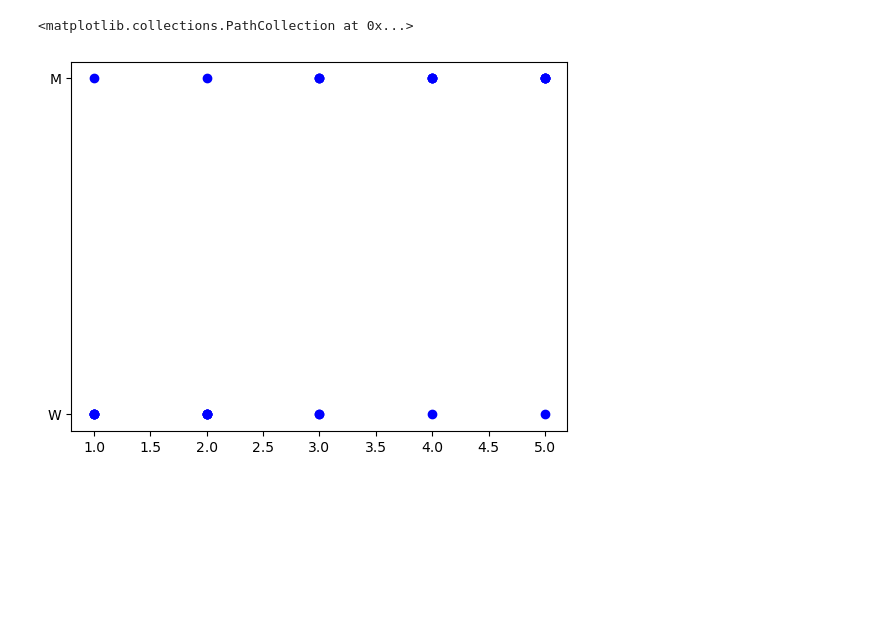
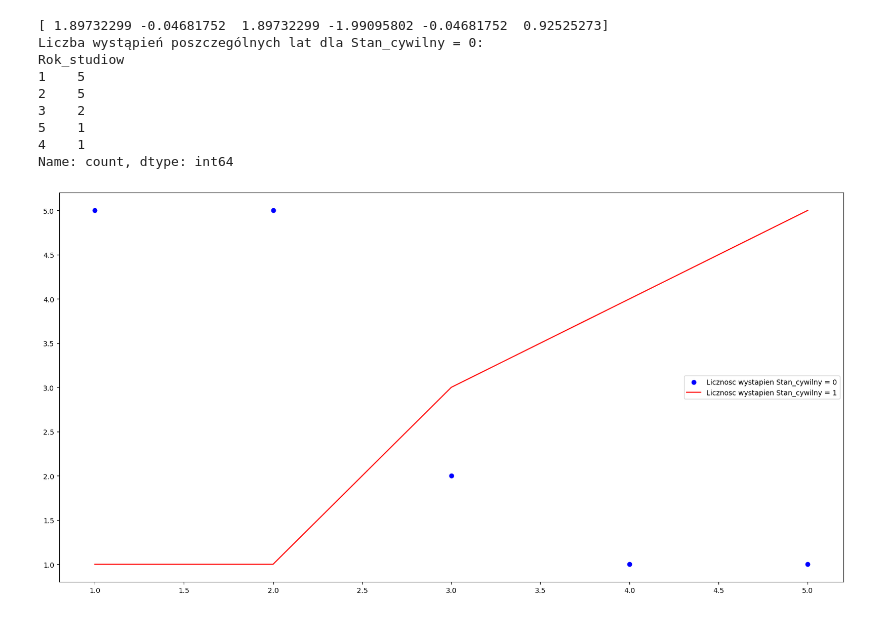
Before and after one commit to userofpi/Regresja_Logistyczna, a Jupyter notebook: Zadanie1.ipynb, the cells around one changed output. Cells and saved outputs as stored; diff of their text form; code cells hidden in the pictures; blank space fills up the shorter version.

```diff
--- a/Zadanie1.ipynb
+++ b/Zadanie1.ipynb
@@ -101,5 +160,33 @@ print(y_pred)
 # %%
-#
+#  log odds
+logodds = np.log(y_pred_probs/(1-y_pred_probs))
+print(logodds)
+# wykres danych zbiczamy ilosc wystąpień 0 i 1 w danym roku studiow
+
+# zmienna posiadajaca wartosci 0 z roku studiow
+# Wyodrębnienie wierszy, gdzie Stan_cywilny wynosi 0
+# Filtrowanie danych dla Stan_cywilny == 0
+rok_studiow_0_counts = data.loc[data['Stan_cywilny'] == 0, 'Rok_studiow'].value_counts()
+
+rok_studiow_1_counts = data.loc[data['Stan_cywilny'] == 1, 'Rok_studiow'].value_counts()
+
+# Wyświetlenie wyników
+print("Liczba wystąpień poszczególnych lat dla Stan_cywilny = 0:")
+print(rok_studiow_0_counts)
+
+plt.figure(figsize=(20, 10))
+plt.scatter(rok_studiow_0_counts.index, rok_studiow_0_counts.values, color='blue', label='Licznosc wystapien Stan_cywilny = 0')
+plt.plot(rok_studiow_1_counts.index, rok_studiow_1_counts.values, color='red', label='Licznosc wystapien Stan_cywilny = 1')
+plt.legend()
+plt.show()
 # %% [output]
-<matplotlib.collections.PathCollection at 0x...>
+[ 1.89732299 -0.04681752  1.89732299 -1.99095802 -0.04681752  0.92525273]
+Liczba wystąpień poszczególnych lat dla Stan_cywilny = 0:
+Rok_studiow
+1    5
+2    5
+3    2
+5    1
+4    1
+Name: count, dtype: int64
-[figure, old version]
+[figure, new version]
```
Also changed, not shown: parts of 1 cell of this notebook.
